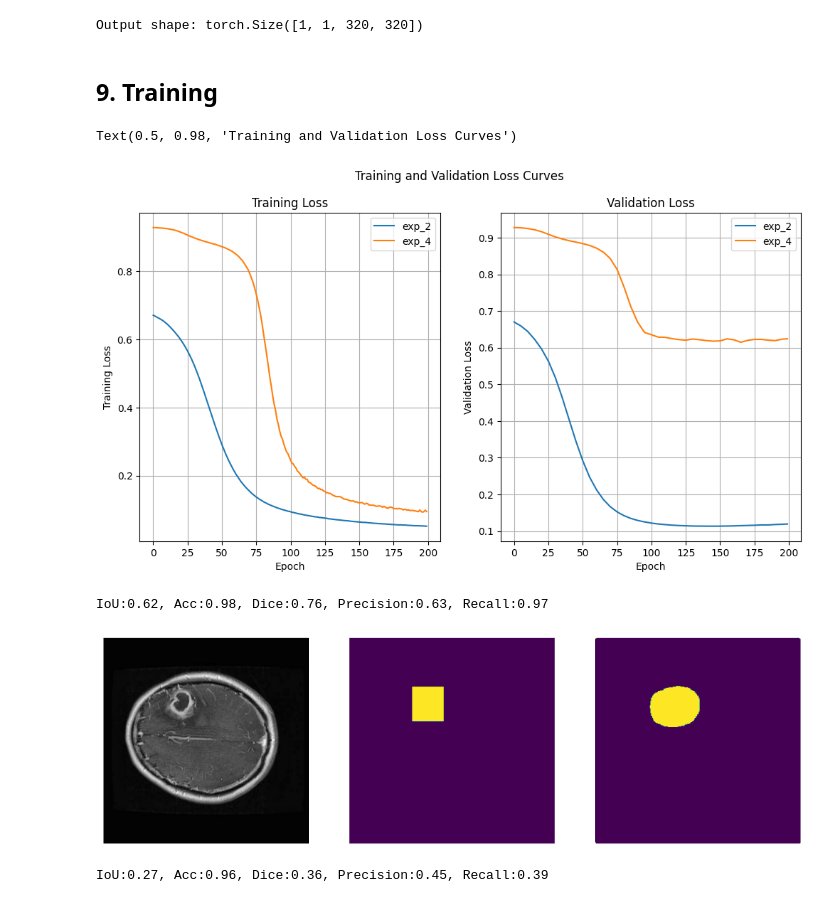
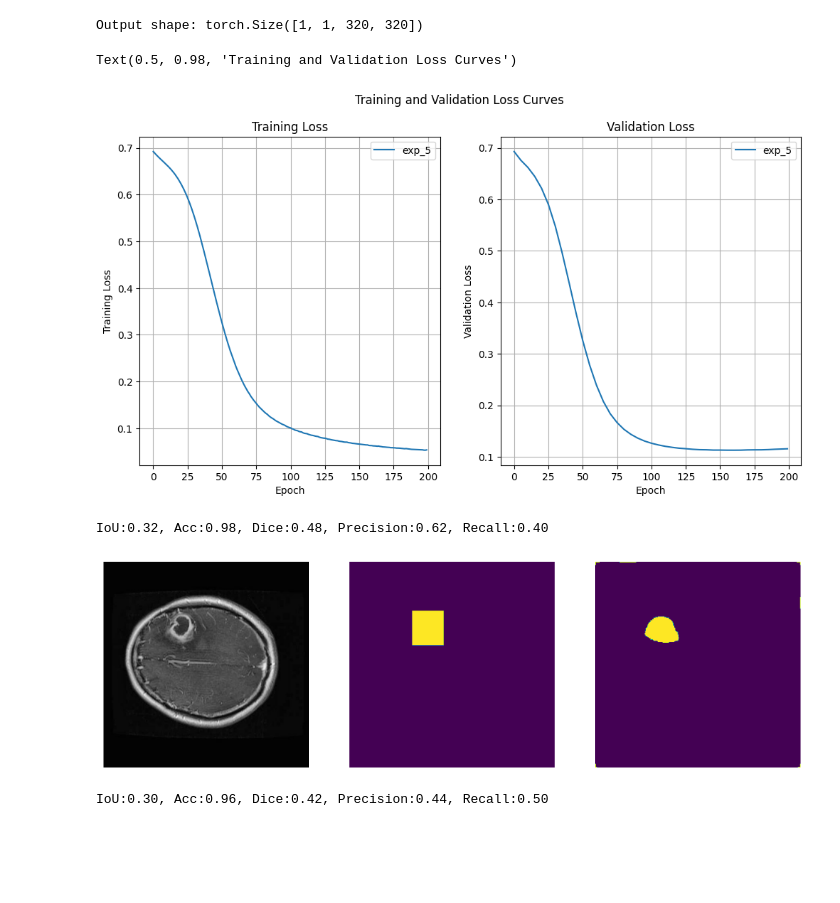
Before and after one commit to 87tana/SemanticSegmentation-in-Medical-Imaging, a Jupyter notebook: Tumor_Semantic_Segmentation_modif.ipynb, the cells around one changed output. Saved outputs shown, nothing was run; the diff lists cells and outputs as text; code cells hidden in the pictures; blank space fills up the shorter version.

```diff
--- a/Tumor_Semantic_Segmentation_modif.ipynb
+++ b/Tumor_Semantic_Segmentation_modif.ipynb
@@ -208,8 +217,6 @@ output = model(x)
 print("Output shape:", output.shape)
 # %% [output]
 Output shape: torch.Size([1, 1, 320, 320])
-# %% [markdown]
-## 9. Training
 # %%
 torch.cuda.empty_cache()
 # %%
@@ -217,7 +224,7 @@ torch.cuda.empty_cache()
 Plot train and validation curves
 """
 
-exp_ids = ['exp_2','exp_4']
+exp_ids = ['exp_5']
 xlim_ = 5
 ylim_ = 0.1
 
@@ -228,34 +235,34 @@ for exp in exp_ids:
   in_path = os.path.join('Model_Checkpoints',exp,'loss_log.npy')
   loss_log = np.load(in_path, allow_pickle=True).item()
   train_loss = loss_log['train']
   valid_loss = loss_log['valid']
 
   axes[0].plot(np.vstack(train_loss)[:,0],np.vstack(train_loss)[:,1]) #vertically stack the array---- (train_loss) contains elements of [epoch, epoch_loss] --> 10 0utput because we have 10.
   axes[1].plot(np.vstack(valid_loss)[:,0],np.vstack(valid_loss)[:,1])
 
 
 
 
 #axes[0].set_xlim(0, xlim_)
 #axes[1].set_xlim(0, xlim_)
 #axes[0].set_ylim(0, ylim_)
 #axes[1].set_ylim(0, ylim_)
 
 axes[0].set_xlabel('Epoch')
 axes[0].set_ylabel('Training Loss')
 axes[0].set_title('Training Loss')
 axes[1].set_xlabel('Epoch')
 axes[1].set_ylabel('Validation Loss')
 axes[1].set_title('Validation Loss')
 axes[0].grid(True)
 axes[1].grid(True)
 axes[0].legend(exp_ids)
 axes[1].legend(exp_ids)
 
 fig.suptitle('Training and Validation Loss Curves')
 # %% [output]
 Text(0.5, 0.98, 'Training and Validation Loss Curves')
-[figure, old version]
+[figure, new version]
 # %%
 def accuracy(groundtruth_mask, pred_mask):
     intersect = np.sum(pred_mask*groundtruth_mask)
@@ -296,7 +303,7 @@ Visualize sample validation result.
 
 
 # Load the trained model
-ckp_path = os.path.join('Model_Checkpoints','exp_4','ckp_150.pt')
+ckp_path = os.path.join('Model_Checkpoints','exp_5','ckp_199.pt')
 checkpoint = torch.load(ckp_path)
 model.load_state_dict(checkpoint['model_state_dict'])
 model.eval()
@@ -341,12 +348,12 @@ axes[2].imshow(pred)
 for i in range(3):
   axes[i].axis('off')
 # %% [output]
-IoU:0.62, Acc:0.98, Dice:0.76, Precision:0.63, Recall:0.97
+IoU:0.32, Acc:0.98, Dice:0.48, Precision:0.62, Recall:0.40
-[figure, old version]
+[figure, new version]
 # %%
 
 # Load the trained model
-ckp_path = os.path.join('Model_Checkpoints','exp_4','ckp_175.pt')
+ckp_path = os.path.join('Model_Checkpoints','exp_5','ckp_199.pt')
 checkpoint = torch.load(ckp_path)
 model.load_state_dict(checkpoint['model_state_dict'])
 model.eval()
@@ -395,4 +402,4 @@ rec_val = np.mean(rec_val)
 
 print('\nIoU:{:.2f}, Acc:{:.2f}, Dice:{:.2f}, Precision:{:.2f}, Recall:{:.2f}'.format(iou_val,acc_val,dice_val,prec_val,rec_val))
 # %% [output]
-IoU:0.27, Acc:0.96, Dice:0.36, Precision:0.45, Recall:0.39
+IoU:0.30, Acc:0.96, Dice:0.42, Precision:0.44, Recall:0.50
```
Also changed, not shown: parts of 6 cells of this notebook.
